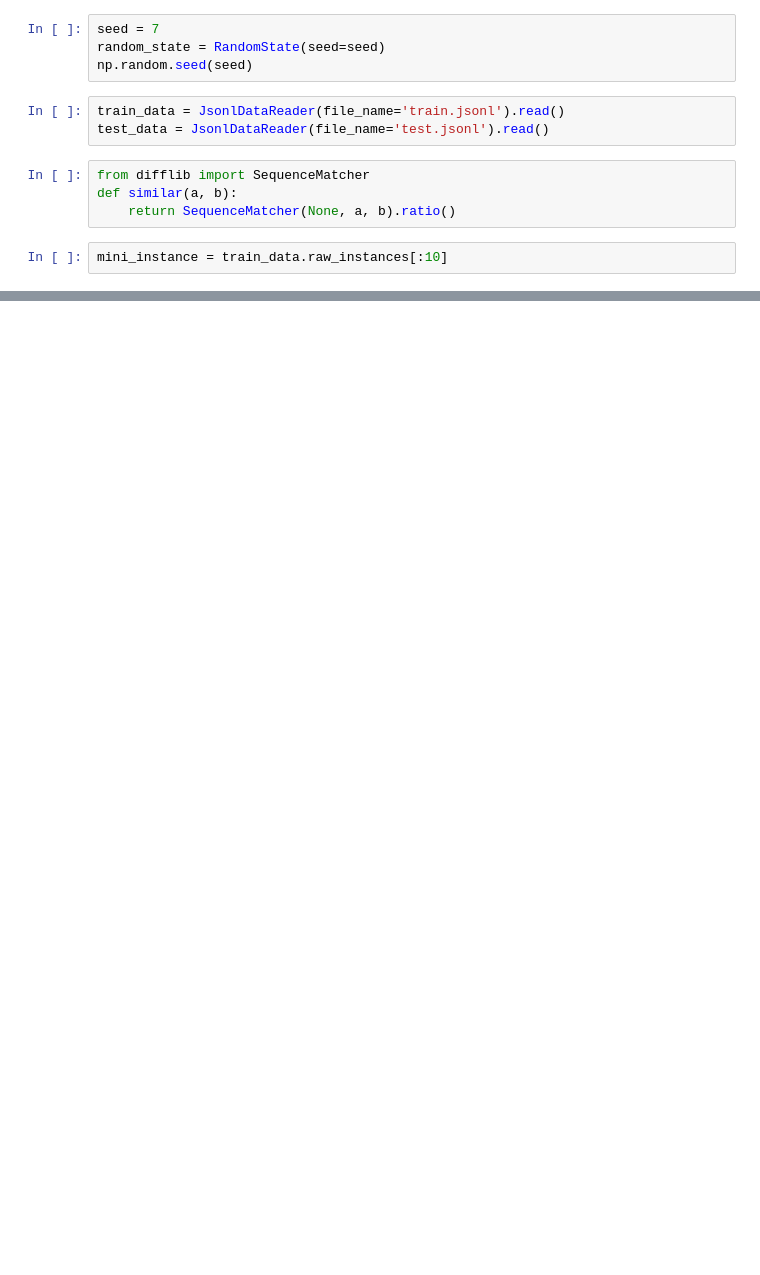
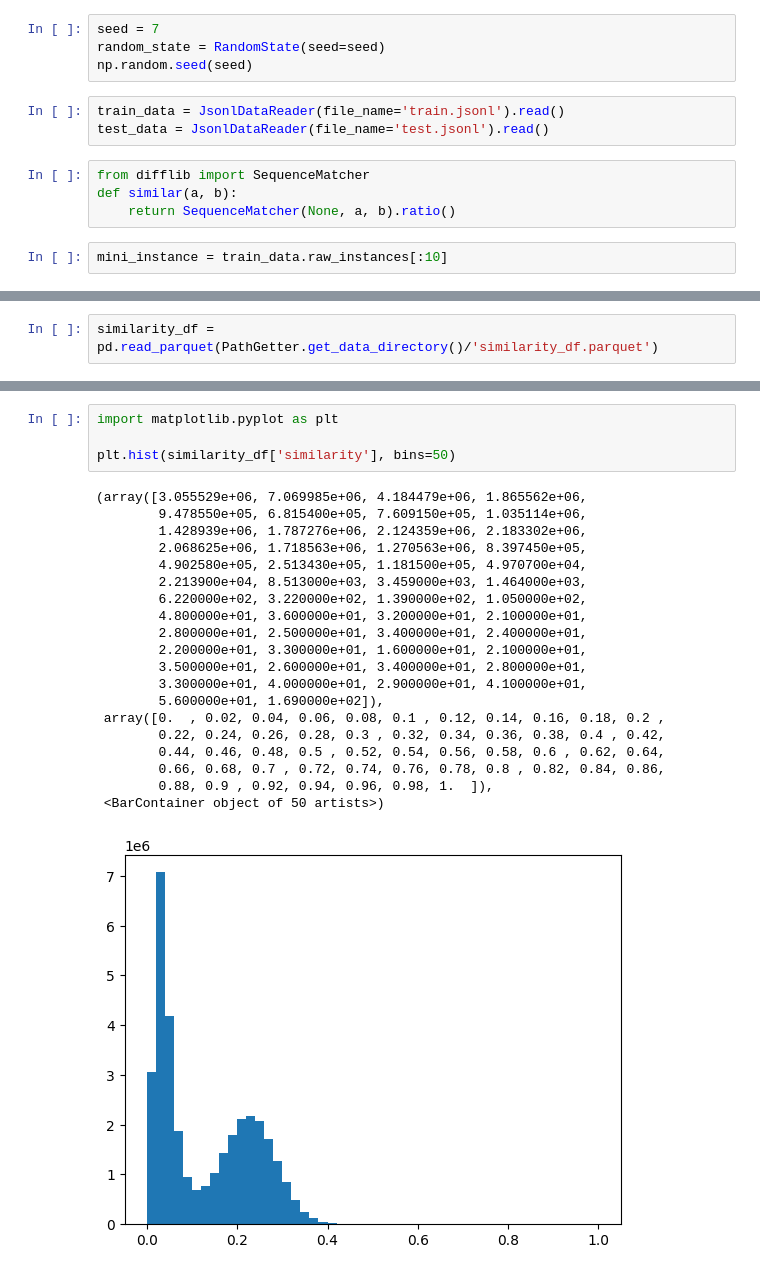
Before and after one commit to melloo21/cs4248, a Jupyter notebook: notebooks/deduplicate.ipynb, the cells around one changed output, grey strips where cells are left out. Saved outputs shown, nothing was run; the diff lists cells and outputs as text; blank space fills up the shorter version.

```diff
--- a/notebooks/deduplicate.ipynb
+++ b/notebooks/deduplicate.ipynb
@@ -35,0 +53,2 @@ similiarity_df.to_csv(PathGetter.get_data_directory()/'similiarity.csv', index=T
+# %%
+similarity_df = pd.read_parquet(PathGetter.get_data_directory()/'similarity_df.parquet')
@@ -35,0 +71,25 @@ similiarity_df.to_csv(PathGetter.get_data_directory()/'similiarity.csv', index=T
+# %%
+import matplotlib.pyplot as plt
+
+plt.hist(similarity_df['similarity'], bins=50)
+# %% [output]
+(array([3.055529e+06, 7.069985e+06, 4.184479e+06, 1.865562e+06,
+        9.478550e+05, 6.815400e+05, 7.609150e+05, 1.035114e+06,
+        1.428939e+06, 1.787276e+06, 2.124359e+06, 2.183302e+06,
+        2.068625e+06, 1.718563e+06, 1.270563e+06, 8.397450e+05,
+        4.902580e+05, 2.513430e+05, 1.181500e+05, 4.970700e+04,
+        2.213900e+04, 8.513000e+03, 3.459000e+03, 1.464000e+03,
+        6.220000e+02, 3.220000e+02, 1.390000e+02, 1.050000e+02,
+        4.800000e+01, 3.600000e+01, 3.200000e+01, 2.100000e+01,
+        2.800000e+01, 2.500000e+01, 3.400000e+01, 2.400000e+01,
+        2.200000e+01, 3.300000e+01, 1.600000e+01, 2.100000e+01,
+        3.500000e+01, 2.600000e+01, 3.400000e+01, 2.800000e+01,
+        3.300000e+01, 4.000000e+01, 2.900000e+01, 4.100000e+01,
+        5.600000e+01, 1.690000e+02]),
+ array([0.  , 0.02, 0.04, 0.06, 0.08, 0.1 , 0.12, 0.14, 0.16, 0.18, 0.2 ,
+        0.22, 0.24, 0.26, 0.28, 0.3 , 0.32, 0.34, 0.36, 0.38, 0.4 , 0.42,
+        0.44, 0.46, 0.48, 0.5 , 0.52, 0.54, 0.56, 0.58, 0.6 , 0.62, 0.64,
+        0.66, 0.68, 0.7 , 0.72, 0.74, 0.76, 0.78, 0.8 , 0.82, 0.84, 0.86,
+        0.88, 0.9 , 0.92, 0.94, 0.96, 0.98, 1.  ]),
+ <BarContainer object of 50 artists>)
+[figure, added]
```
Also changed, not shown: parts of 18 cells of this notebook.
